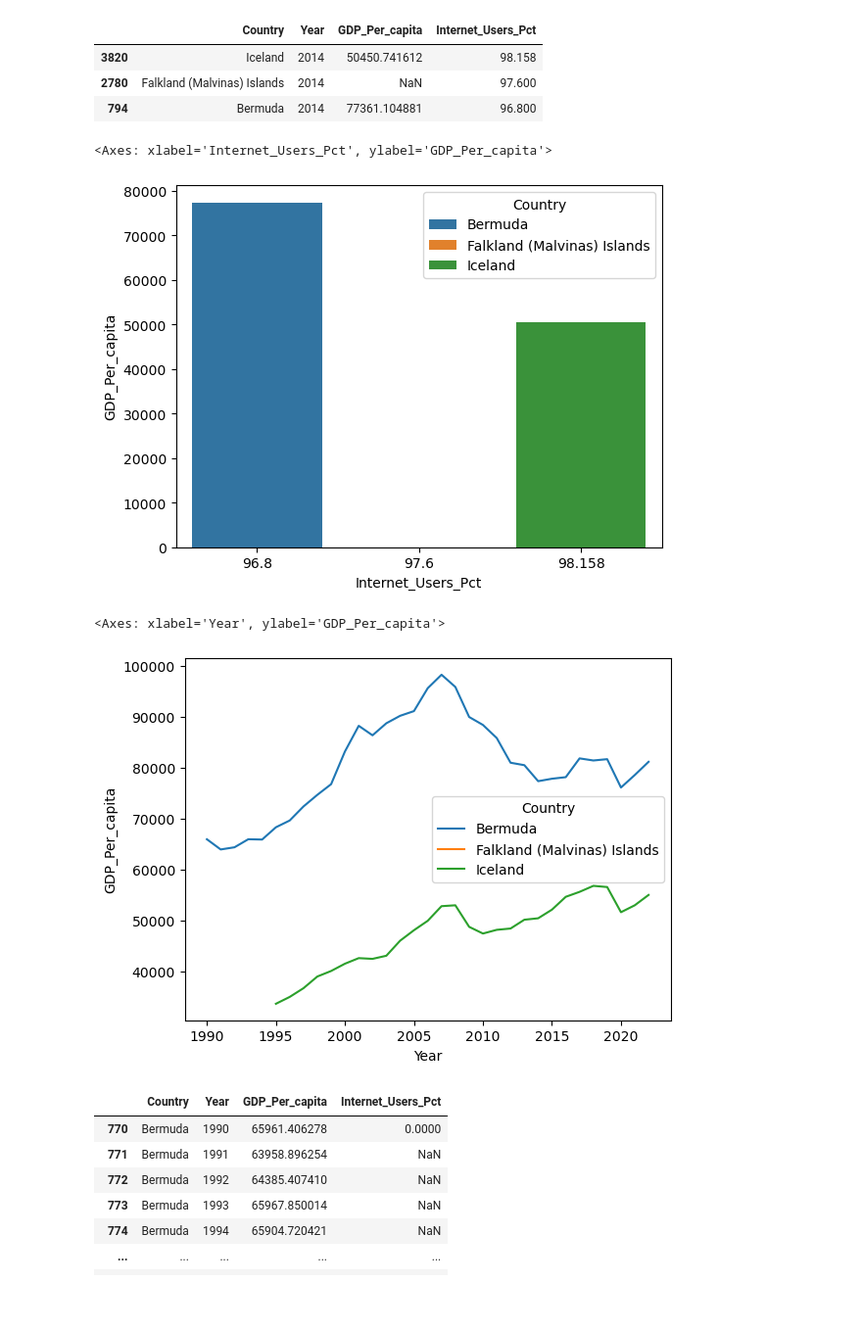
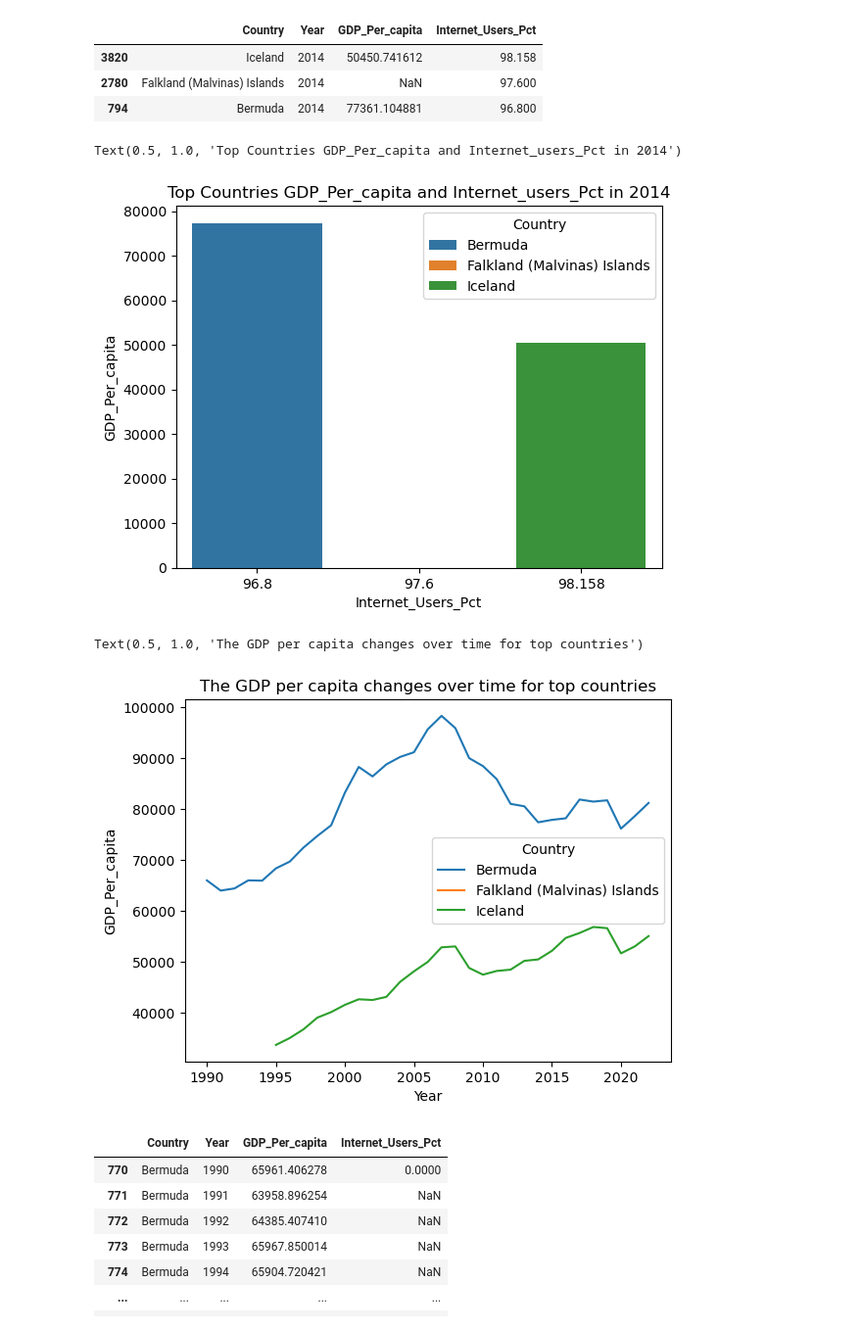
Before and after one commit to NSS-Full-Time-Data-Analytics-14/gdp-and-internet-usage-OBULI20, a Jupyter notebook: notebook/un_project.ipynb, the cells around one changed output. Shown at 98% size. Cells and saved outputs as stored; diff of their text form; code cells hidden in the pictures; blank space fills up the shorter version.

```diff
--- a/notebook/un_project.ipynb
+++ b/notebook/un_project.ipynb
@@ -884,15 +871,16 @@ top_country
 | 794 | Bermuda | 2014 | 77361.104881 | 96.800 |
 # %%
 sns.barplot(x='Internet_Users_Pct',y='GDP_Per_capita',data=top_country,hue='Country')
-plt.
+plt.title('Top Countries GDP_Per_capita and Internet_users_Pct in 2014')
 # %% [output]
-<Axes: xlabel='Internet_Users_Pct', ylabel='GDP_Per_capita'>
+Text(0.5, 1.0, 'Top Countries GDP_Per_capita and Internet_users_Pct in 2014')
-[figure, old version]
+[figure, new version]
 # %%
 sns.lineplot(x='Year',y='GDP_Per_capita',data=gdp_and_internet_use[gdp_and_internet_use['Country'].isin(top_country['Country'])],hue='Country')
+plt.title('The GDP per capita changes over time for top countries')
 # %% [output]
-<Axes: xlabel='Year', ylabel='GDP_Per_capita'>
+Text(0.5, 1.0, 'The GDP per capita changes over time for top countries')
-[figure, old version]
+[figure, new version]
 # %%
 gdp_and_internet_use[gdp_and_internet_use['Country'].isin(top_country['Country'])]
 # %% [output]
```
Also changed, not shown: parts of 12 cells of this notebook.
